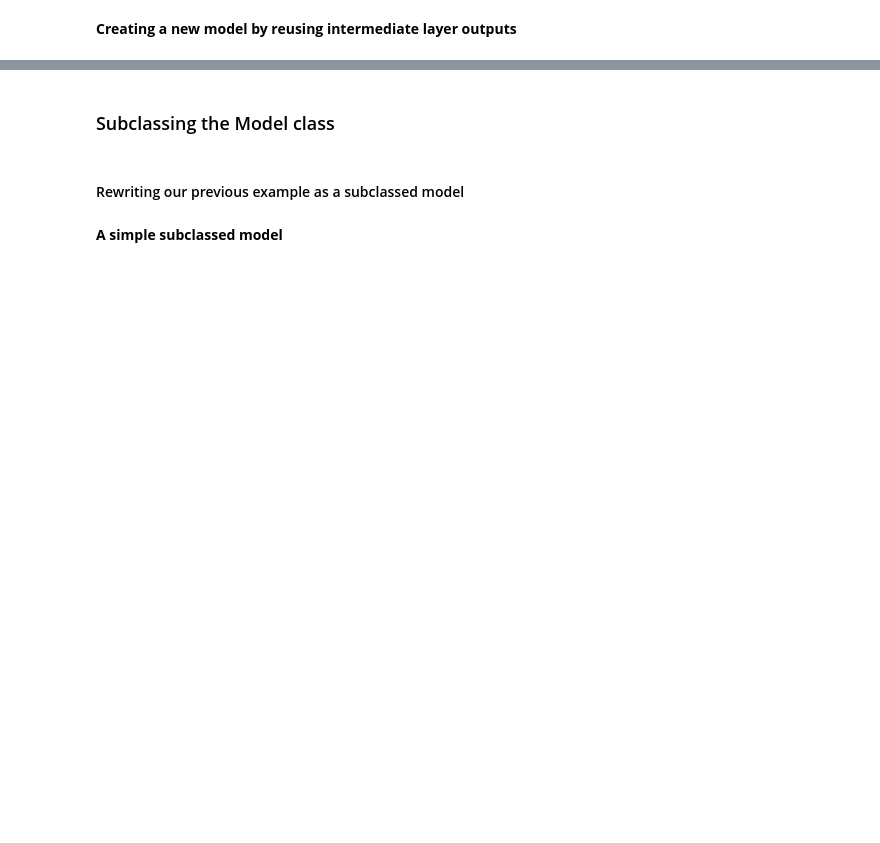
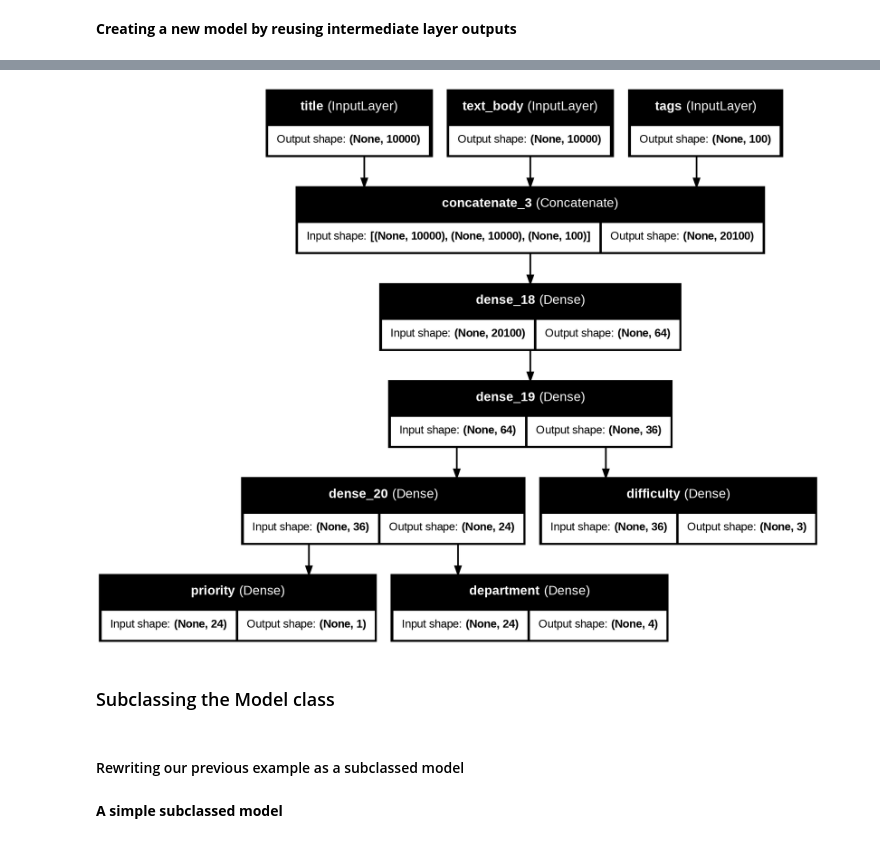
Before and after one commit to Menns0910/fluffy-tribble, a Jupyter notebook: chapter07_working-with-keras.ipynb, the cells around one changed output, grey strips where cells are left out. Saved outputs shown, nothing was run; the diff lists cells and outputs as text; code cells hidden in the pictures; blank space fills up the shorter version.

```diff
--- a/chapter07_working-with-keras.ipynb
+++ b/chapter07_working-with-keras.ipynb
@@ -171,3 +375,29 @@ keras.utils.plot_model(new_model, "updated_ticket_classifier.png", show_shapes=T
+# %%
+#수업시간 task
+vocabulary_size = 10000 #onehot encoding 예시?
+num_tags = 100
+num_departments = 4
+
+title = keras.Input(shape=(vocabulary_size,), name="title")
+text_body = keras.Input(shape=(vocabulary_size,), name="text_body")
+tags = keras.Input(shape=(num_tags,), name="tags") #category of text data
+
+features = layers.Concatenate()([title, text_body, tags]) #input : 10000 + 10000 + 100 = 21000D
+features1 = layers.Dense(64, activation="relu")(features) #output : 64D
+features2 = layers.Dense(36, activation="relu")(features1)
+
+difficulty = layers.Dense(3, activation="softmax", name="difficulty")(features2)
+
+features3 = layers.Dense(24, activation="relu")(features2)
+priority = layers.Dense(1, activation="sigmoid", name="priority")(features3) #0/1 binary 숫자
+department = layers.Dense(
+    num_departments, activation="softmax", name="department")(features3) #0~1 probablility like 숫자??
+
+model3 = keras.Model(inputs=[title, text_body, tags], outputs=[priority, department, difficulty])
+# %%
+keras.utils.plot_model(model3, "updated_ticket_classifier.png", show_shapes=True, show_layer_names=True)
+# %% [output]
+[figure, added]
 # %% [markdown]
 ### Subclassing the Model class
 # %% [markdown]
```
Also changed, not shown: parts of 46 cells of this notebook.
